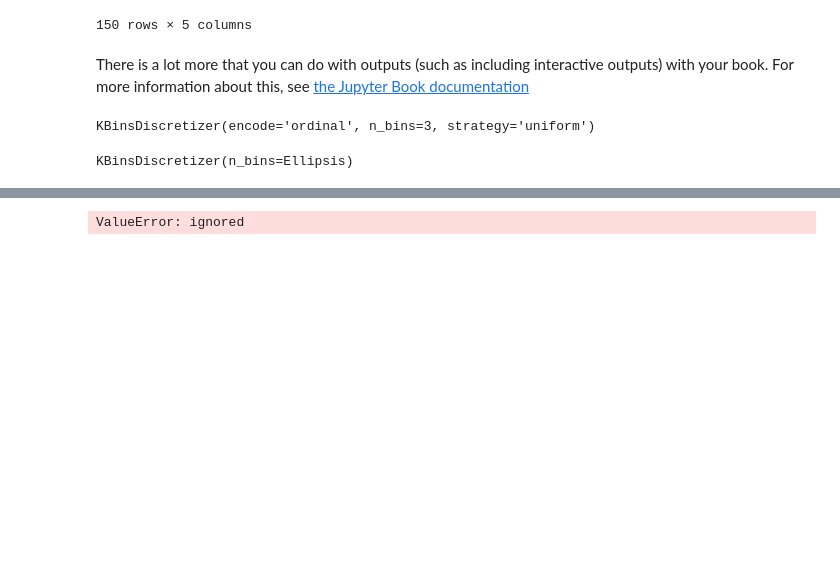
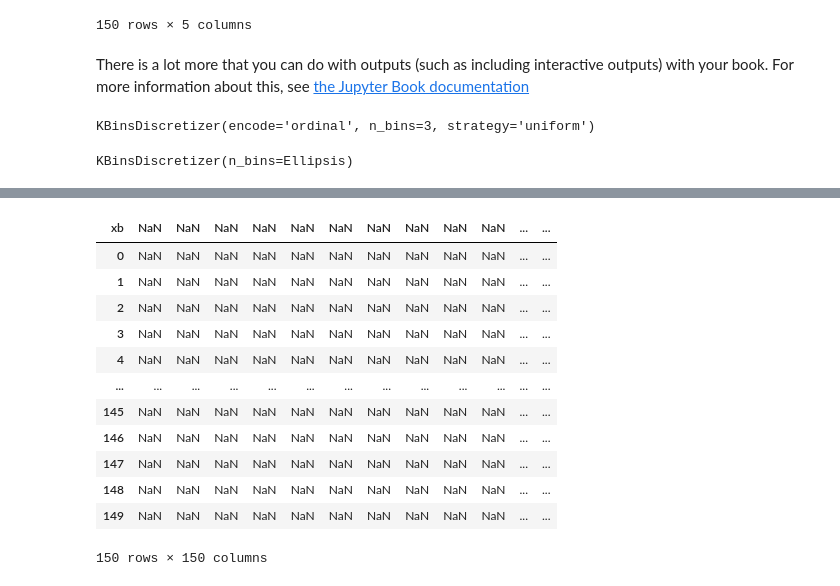
Before and after one commit to wahyuarilsaputra/DataMining, a Jupyter notebook: _sources/notebooks.ipynb, the cells around one changed output, grey strips where cells are left out. Cells and saved outputs as stored; diff of their text form; code cells hidden in the pictures; blank space fills up the shorter version.

```diff
--- a/_sources/notebooks.ipynb
+++ b/_sources/notebooks.ipynb
@@ -126,6 +109,18 @@ data
-# %%
-data = pd.DataFrame(data,columns=xb)
-# %% [output]
-ValueError: ignored
+# %%
+data
+# %% [output]
+| xb | NaN | NaN | NaN | NaN | NaN | NaN | NaN | NaN | NaN | NaN | ... | ... |
+| 0 | NaN | NaN | NaN | NaN | NaN | NaN | NaN | NaN | NaN | NaN | ... | ... |
+| 1 | NaN | NaN | NaN | NaN | NaN | NaN | NaN | NaN | NaN | NaN | ... | ... |
+| 2 | NaN | NaN | NaN | NaN | NaN | NaN | NaN | NaN | NaN | NaN | ... | ... |
+| 3 | NaN | NaN | NaN | NaN | NaN | NaN | NaN | NaN | NaN | NaN | ... | ... |
+| 4 | NaN | NaN | NaN | NaN | NaN | NaN | NaN | NaN | NaN | NaN | ... | ... |
+| ... | ... | ... | ... | ... | ... | ... | ... | ... | ... | ... | ... | ... |
+| 145 | NaN | NaN | NaN | NaN | NaN | NaN | NaN | NaN | NaN | NaN | ... | ... |
+| 146 | NaN | NaN | NaN | NaN | NaN | NaN | NaN | NaN | NaN | NaN | ... | ... |
+| 147 | NaN | NaN | NaN | NaN | NaN | NaN | NaN | NaN | NaN | NaN | ... | ... |
+| 148 | NaN | NaN | NaN | NaN | NaN | NaN | NaN | NaN | NaN | NaN | ... | ... |
+| 149 | NaN | NaN | NaN | NaN | NaN | NaN | NaN | NaN | NaN | NaN | ... | ... |
+150 rows × 150 columns
 # %%
 data.to_csv('out.csv')
```
Also changed, not shown: parts of 3 cells of this notebook, 2 other files.
